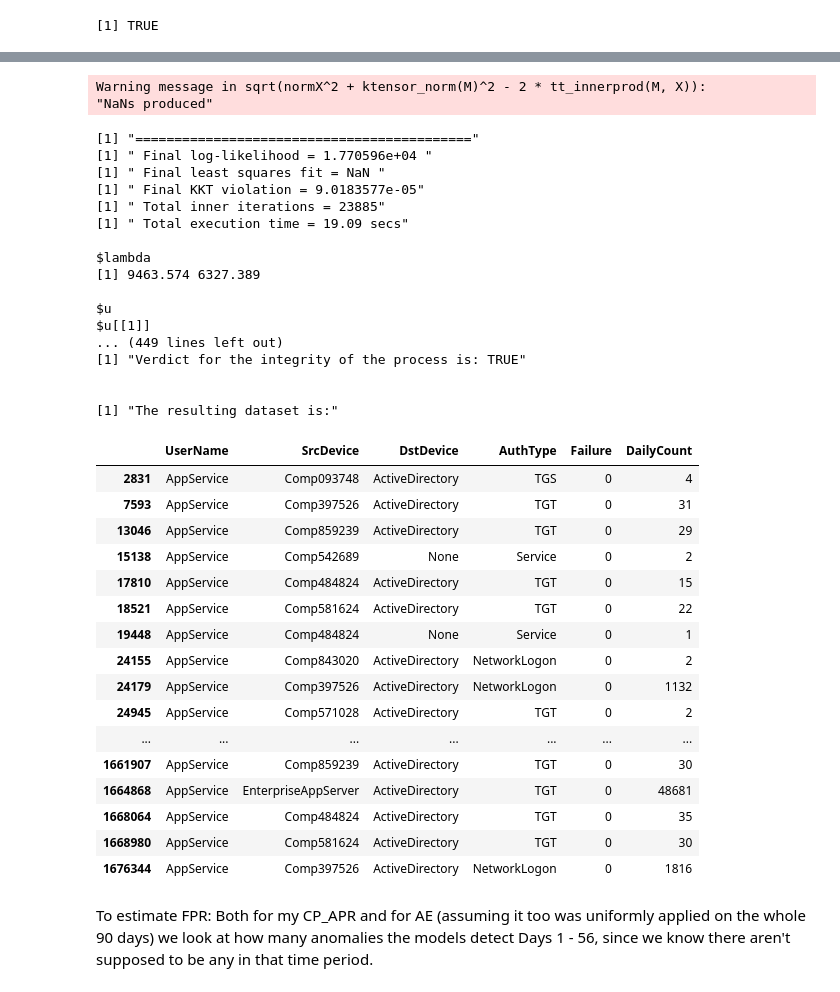
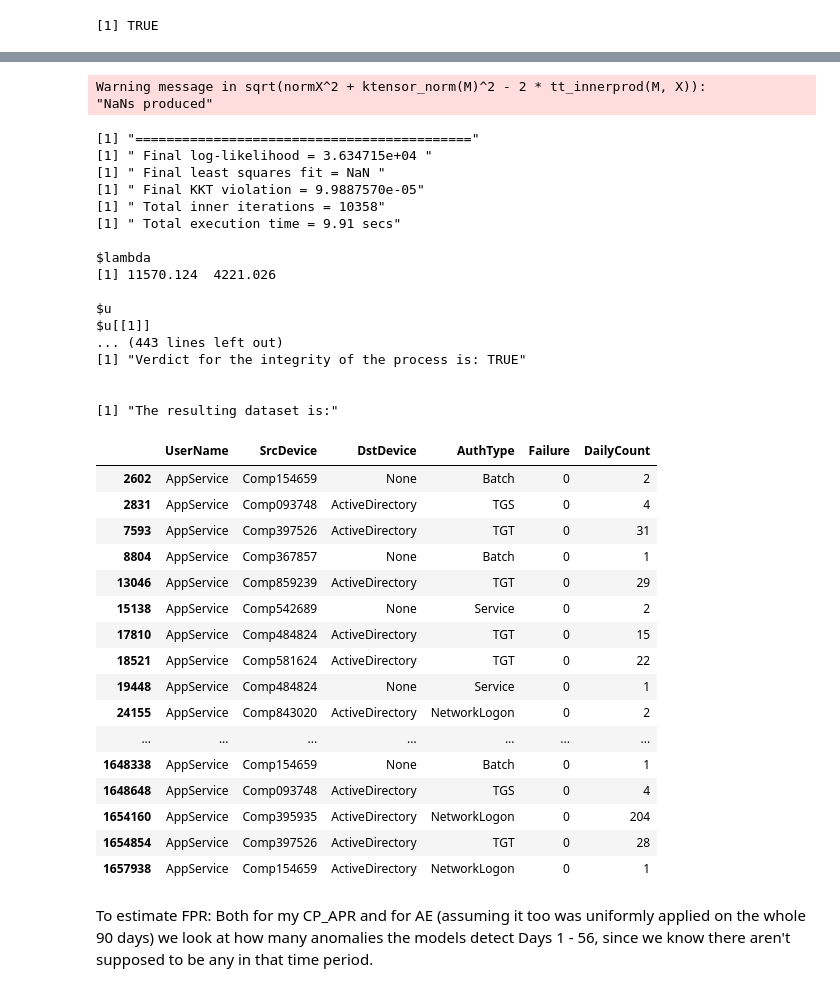
Before and after one commit to gabejg/Advanced-Cyber-Analytics-for-Attack-Detection, a Jupyter notebook: Alex/Anomaly Detection using RDFTensor.ipynb, the cells around one changed output, grey strips where cells are left out. Saved outputs shown, nothing was run; the diff lists cells and outputs as text; code cells hidden in the pictures.

```diff
--- a/Alex/Anomaly Detection using RDFTensor.ipynb
+++ b/Alex/Anomaly Detection using RDFTensor.ipynb
@@ -478,7 +557,7 @@ M <- list(subs=dm, vals=rep(1, nrow(dm)), size=c(length(unique(t1)), length(uniq
 invisible(M)
 
 set.seed(5)
-P1 <- cp_apr(M,2,opts=list(alg='pdnr'))
+P1 <- cp_apr(M,R=2,opts=list(alg='pdnr'))
 
 print(P1$M)
 # %% [output]
@@ -521,7 +600,7 @@ $u[[3]]
 Pt1 <- as.data.frame(P1$M$u[1])
 Pt2 <- as.data.frame(P1$M$u[2])
 
-s1<- sd(Pt1[,1]) + mean(Pt1[,1])
-s2<- sd(Pt2[,1]) + mean(Pt2[,1])
+# s1<- sd(Pt1[,1]) + mean(Pt1[,1])
+# s2<- sd(Pt2[,1]) + mean(Pt2[,1])
 
-print(c(s1, s2))
+# print(c(s1, s2))
@@ -529,0 +607,5 @@ print(c(s1, s2))
+# %%
+s<- IQR(Pt2[,1])
+s1<- sd(Pt2[,1])
+s
+s1
@@ -589,5 +672,5 @@ identical(nrow(U79_anom), length(N1))
 # %%
-DetectAnomalies <- function(x='User794682') {
+DetectAnomalies <- function(x='User794682', s=1, q=0, m=1) {
     User <- Auth[Auth$UserName==x, ]
     n<- readline(prompt="Which feature would you like to consider as object, AuthType [A] or Failure[F]. Input A/F : ")
     if(n=='F') {
@@ -619,13 +702,13 @@ DetectAnomalies <- function(x='User794682') {
     Pt1 <- as.data.frame(P1$M$u[1])
     Pt2 <- as.data.frame(P1$M$u[2])
     Pt3 <- as.data.frame(P1$M$u[3])
-    s1<- sd(Pt1[,1]) #+ mean(Pt1[,1])
-    s2<- sd(Pt2[,1]) #+ mean(Pt2[,1])
-    s3<- sd(Pt3[,1]) #+ mean(Pt3[,1])
+    p1<- s*sd(Pt1[,1]) + m*mean(Pt1[,1]) + q*IQR(Pt1[,1])
+    p2<- s*sd(Pt2[,1]) + m*mean(Pt2[,1]) + q*IQR(Pt2[,1])
+    p3<- s*sd(Pt3[,1]) + m*mean(Pt3[,1]) + q*IQR(Pt3[,1])
 
-    R1<- as.numeric(row.names(Pt1[Pt1$X1>s1, ]))
-    R2<- as.numeric(row.names(Pt2[Pt2$X1>s2, ]))
-    R3<- as.numeric(row.names(Pt3[Pt3$X1>s3, ]))
+    R1<- as.numeric(row.names(Pt1[Pt1$X1>p1, ]))
+    R2<- as.numeric(row.names(Pt2[Pt2$X1>p2, ]))
+    R3<- as.numeric(row.names(Pt3[Pt3$X1>p3, ]))
 
 
     dm<- as.data.frame(dm)
@@ -690,5 +770,5 @@ $u[[1]]
 | 1385389 | User794682 | Comp679250 | None | CachedInteractive | 1 | 6 |
 | 1604200 | User794682 | Comp679250 | None | CachedInteractive | 1 | 2 |
 # %%
-DetectAnomalies("AppService")
+DetectAnomalies("AppService", s=1,m=0,q=0)
 # %% [output]
@@ -712,39 +795,39 @@ Which feature would you like to consider as object, AuthType [A] or Failure[F].
 Warning message in sqrt(normX^2 + ktensor_norm(M)^2 - 2 * tt_innerprod(M, X)):
 "NaNs produced"
 [1] "==========================================="
-[1] " Final log-likelihood = 1.770596e+04 "
+[1] " Final log-likelihood = 3.634715e+04 "
 [1] " Final least squares fit = NaN "
-[1] " Final KKT violation = 9.0183577e-05"
-[1] " Total inner iterations = 23885"
-[1] " Total execution time = 19.09 secs"
+[1] " Final KKT violation = 9.9887570e-05"
+[1] " Total inner iterations = 10358"
+[1] " Total execution time = 9.91 secs"
 
 $lambda
-[1] 9463.574 6327.389
+[1] 11570.124  4221.026
 
 $u
 $u[[1]]
-... (449 lines left out)
+... (443 lines left out)
 [1] "Verdict for the integrity of the process is: TRUE"
 
 
 [1] "The resulting dataset is:"
 |  | UserName | SrcDevice | DstDevice | AuthType | Failure | DailyCount |
+| 2602 | AppService | Comp154659 | None | Batch | 0 | 2 |
 | 2831 | AppService | Comp093748 | ActiveDirectory | TGS | 0 | 4 |
 | 7593 | AppService | Comp397526 | ActiveDirectory | TGT | 0 | 31 |
+| 8804 | AppService | Comp367857 | None | Batch | 0 | 1 |
 | 13046 | AppService | Comp859239 | ActiveDirectory | TGT | 0 | 29 |
 | 15138 | AppService | Comp542689 | None | Service | 0 | 2 |
 | 17810 | AppService | Comp484824 | ActiveDirectory | TGT | 0 | 15 |
 | 18521 | AppService | Comp581624 | ActiveDirectory | TGT | 0 | 22 |
 | 19448 | AppService | Comp484824 | None | Service | 0 | 1 |
 | 24155 | AppService | Comp843020 | ActiveDirectory | NetworkLogon | 0 | 2 |
-| 24179 | AppService | Comp397526 | ActiveDirectory | NetworkLogon | 0 | 1132 |
-| 24945 | AppService | Comp571028 | ActiveDirectory | TGT | 0 | 2 |
 | ... | ... | ... | ... | ... | ... | ... |
-| 1661907 | AppService | Comp859239 | ActiveDirectory | TGT | 0 | 30 |
-| 1664868 | AppService | EnterpriseAppServer | ActiveDirectory | TGT | 0 | 48681 |
-| 1668064 | AppService | Comp484824 | ActiveDirectory | TGT | 0 | 35 |
-| 1668980 | AppService | Comp581624 | ActiveDirectory | TGT | 0 | 30 |
-| 1676344 | AppService | Comp397526 | ActiveDirectory | NetworkLogon | 0 | 1816 |
+| 1648338 | AppService | Comp154659 | None | Batch | 0 | 1 |
+| 1648648 | AppService | Comp093748 | ActiveDirectory | TGS | 0 | 4 |
+| 1654160 | AppService | Comp395935 | ActiveDirectory | NetworkLogon | 0 | 204 |
+| 1654854 | AppService | Comp397526 | ActiveDirectory | TGT | 0 | 28 |
+| 1657938 | AppService | Comp154659 | ActiveDirectory | NetworkLogon | 0 | 1 |
 # %% [markdown]
 To estimate FPR:
 Both for my CP_APR and for AE (assuming it too was uniformly applied on the whole 90 days) we look at how many anomalies the models detect Days 1 - 56, since we know there aren't supposed to be any in that time period.
```
Also changed, not shown: parts of 25 cells of this notebook.
